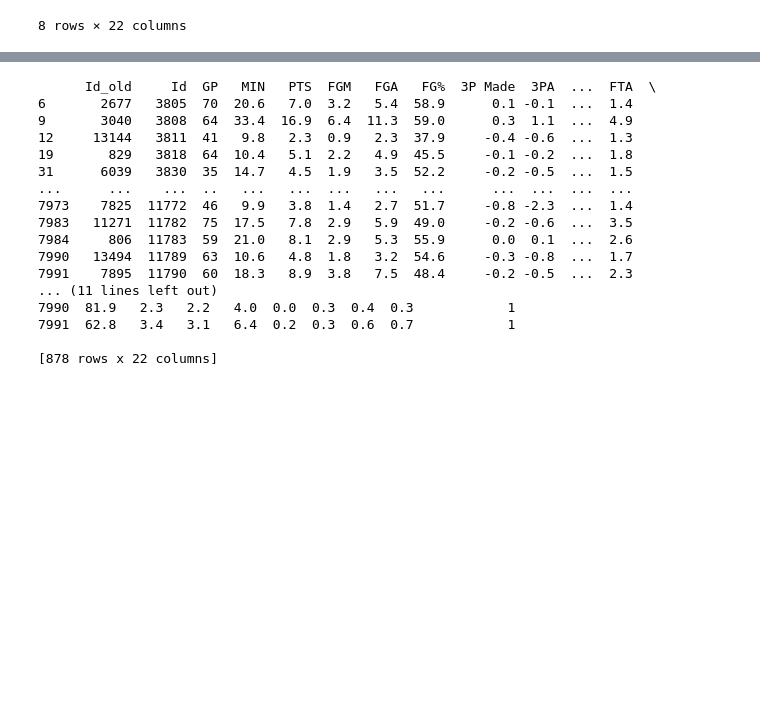
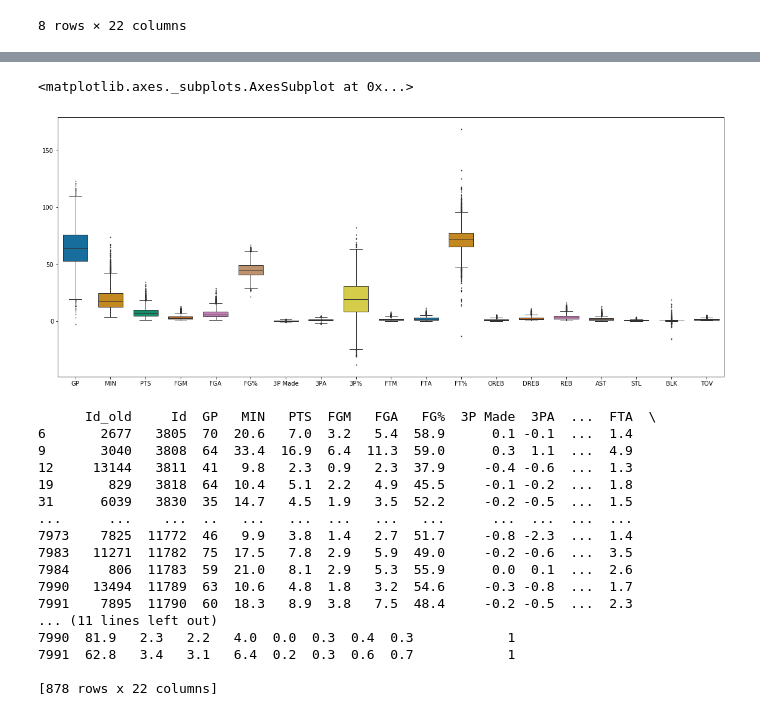
Before and after one commit to Reasmey/adsi_group2leftfeet, a Jupyter notebook: notebooks/EDA_features.ipynb, the cells around one changed output, grey strips where cells are left out. Cells and saved outputs as stored; diff of their text form; code cells hidden in the pictures; blank space fills up the shorter version.

```diff
--- a/notebooks/EDA_features.ipynb
+++ b/notebooks/EDA_features.ipynb
@@ -150,3 +193,10 @@ boxplot_zero = df_zero.boxplot(column=['GP', 'MIN', 'PTS','FGM','FGA','FG%','3P
+# %%
+plt.figure(figsize=(20, 8))
+
+sns.boxplot(data=df_boxplot_one,width=0.7,palette="colorblind", linewidth = 1.0, fliersize = 1.0)
+# %% [output]
+<matplotlib.axes._subplots.AxesSubplot at 0x...>
+[figure, added]
 # %%
 neg_3p_perc = df_train[df_train['3P%'] <0 ]
 print(neg_3p_perc)
```
Also changed, not shown: parts of 6 cells of this notebook, 3 other files.
